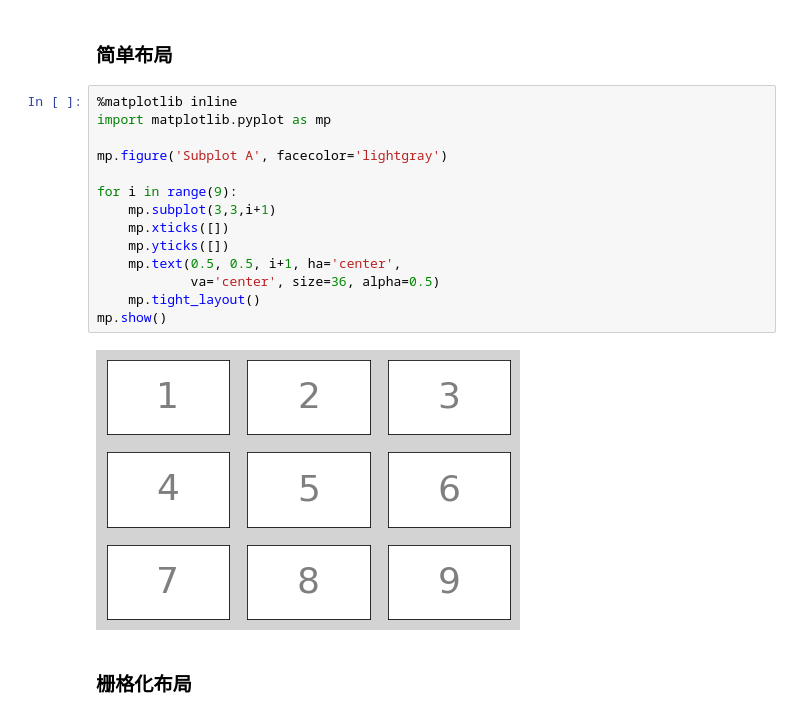
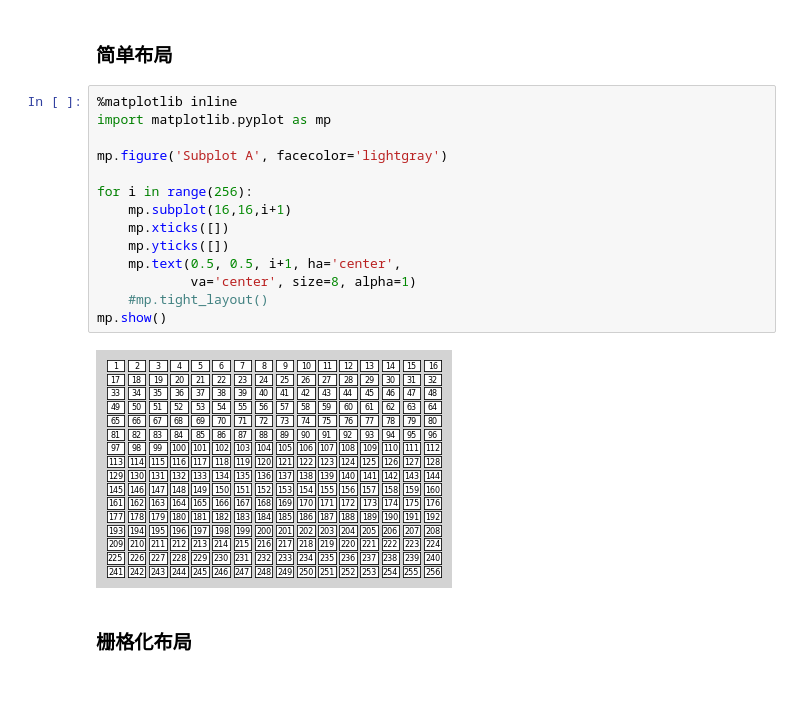
Before and after one commit to liyuan3970/study_demo, a Jupyter notebook: python_tools/matplotlib/Matplotlib.ipynb, the cells around one changed output. Cells and saved outputs as stored; diff of their text form; blank space fills up the shorter version.

```diff
--- a/python_tools/matplotlib/Matplotlib.ipynb
+++ b/python_tools/matplotlib/Matplotlib.ipynb
@@ -88,19 +88,19 @@ mp.show()
 # %%
 %matplotlib inline
 import matplotlib.pyplot as mp
 
 mp.figure('Subplot A', facecolor='lightgray')
 
-for i in range(9):
-	mp.subplot(3,3,i+1)
+for i in range(256):
+	mp.subplot(16,16,i+1)
 	mp.xticks([])
 	mp.yticks([])
 	mp.text(0.5, 0.5, i+1, ha='center',
-		    va='center', size=36, alpha=0.5)
-	mp.tight_layout()
+		    va='center', size=8, alpha=1)
+	#mp.tight_layout()
 mp.show()
 # %% [output]
-[figure, old version]
+[figure, new version]
 # %% [markdown]
 ### 栅格化布局
 # %% [markdown]
```
Also changed, not shown: 11 other files.
